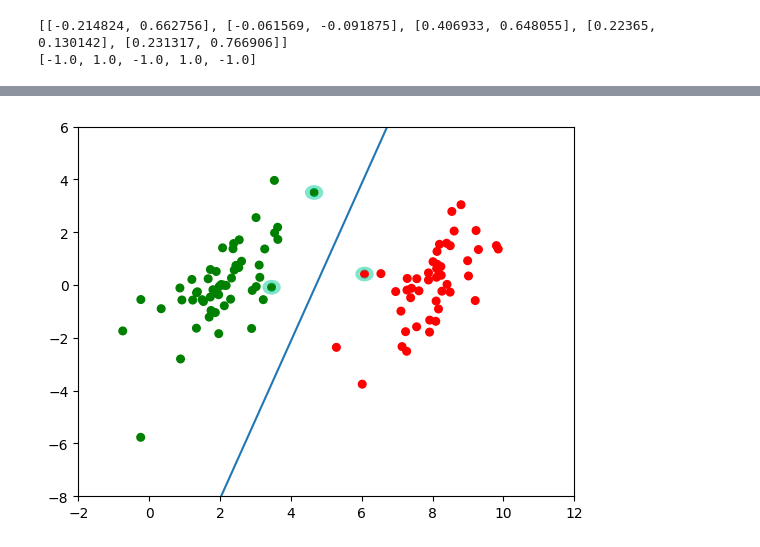
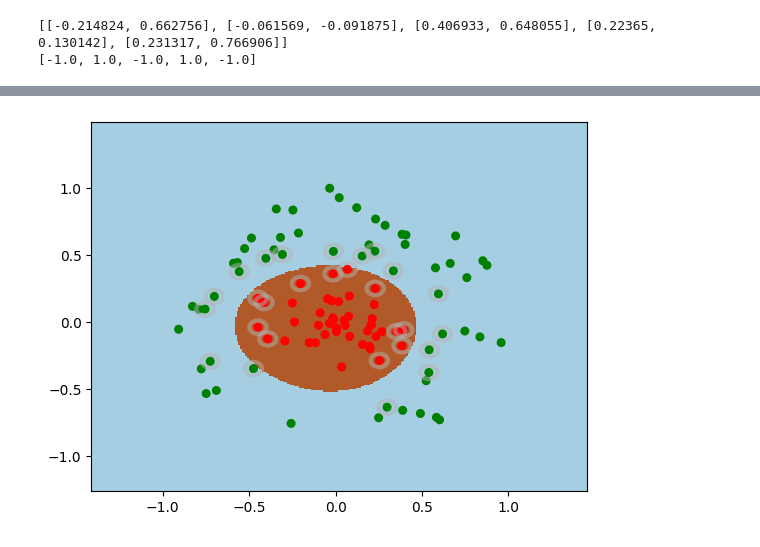
Before and after one commit to xkzhai2019/MLiA, a Jupyter notebook: SupportVectorMachine/Sklearn_SVM3-Gassuian.ipynb, the cells around one changed output, grey strips where cells are left out. Drawn from its saved outputs; the diff is of its cells as text; code cells hidden in the pictures.

Commit message:
SVM gassuan kernel

```diff
--- a/SupportVectorMachine/Sklearn_SVM3-Gassuian.ipynb
+++ b/SupportVectorMachine/Sklearn_SVM3-Gassuian.ipynb
@@ -27,10 +27,7 @@ print(y[0:5])
 [[-0.214824, 0.662756], [-0.061569, -0.091875], [0.406933, 0.648055], [0.22365, 0.130142], [0.231317, 0.766906]]
 [-1.0, 1.0, -1.0, 1.0, -1.0]
 # %%
-model = SVC(C=1,kernel='linear')
+# 使用高斯核
+model = SVC(C=1,kernel='rbf') # gamma vs sigma
 model.fit(X,y)
-b = model.intercept_
-w = model.coef_
-print("b=",b)
-print("w=",w)
 # %% [output]
@@ -58,22 +64,28 @@ print('支持向量的alpha值',model.dual_coef_) # 与上一行的支持向量
 # %%
 # 通过支持向量索引这一属性，绘制支持向量
 fig = plt.figure()
 ax = fig.add_subplot(111)
+
+# 利用网格法绘制决策平面
+h = 0.01
+x_min, x_max = np.array(X)[:,0].min() - .5, np.array(X)[:,0].max() + .5
+y_min, y_max = np.array(X)[:,1].min() - .5, np.array(X)[:,1].max() + .5
+
+xx,yy = np.meshgrid(np.arange(x_min,x_max,h),np.arange(y_min,y_max,h))
+z = model.predict(np.c_[xx.ravel(),yy.ravel()])
+z = z.reshape(xx.shape)
+plt.pcolormesh(xx,yy,z,cmap=plt.cm.Paired)
+
+# 绘制样本点
 cm_dark = mpl.colors.ListedColormap(['g', 'r'])
 ax.scatter(np.array(X)[:,0],np.array(X)[:,1],c=np.array(y).squeeze(),cmap=cm_dark,s=30)
-
-# 决策平面: wx + b = w0x0 + w1x1 + b = 0
-x0 = np.arange(-2.0,12.0,0.1)
-x1 = (-w[0][0]*x0 - b) / w[0][1]
-ax.plot(x0,x1.reshape(-1,1))
 
 # 绘制支持向量
 alphas_non_zeros_index = model.support_
 for i in alphas_non_zeros_index:
-    circle = Circle((X[i][0],X[i][1]),0.2,facecolor='none',edgecolor=(0,0.8,0.6),linewidth=3,alpha=0.5)
+    circle = Circle((X[i][0],X[i][1]),0.05,facecolor='none',edgecolor=(0.7,0.7,0.7),linewidth=3,alpha=0.5)
     ax.add_patch(circle)
 
-ax.axis([-2,12,-8,6])
 plt.show()
 # %% [output]
-[figure, old version]
+[figure, new version]
```
Also changed, not shown: parts of 3 cells of this notebook.
